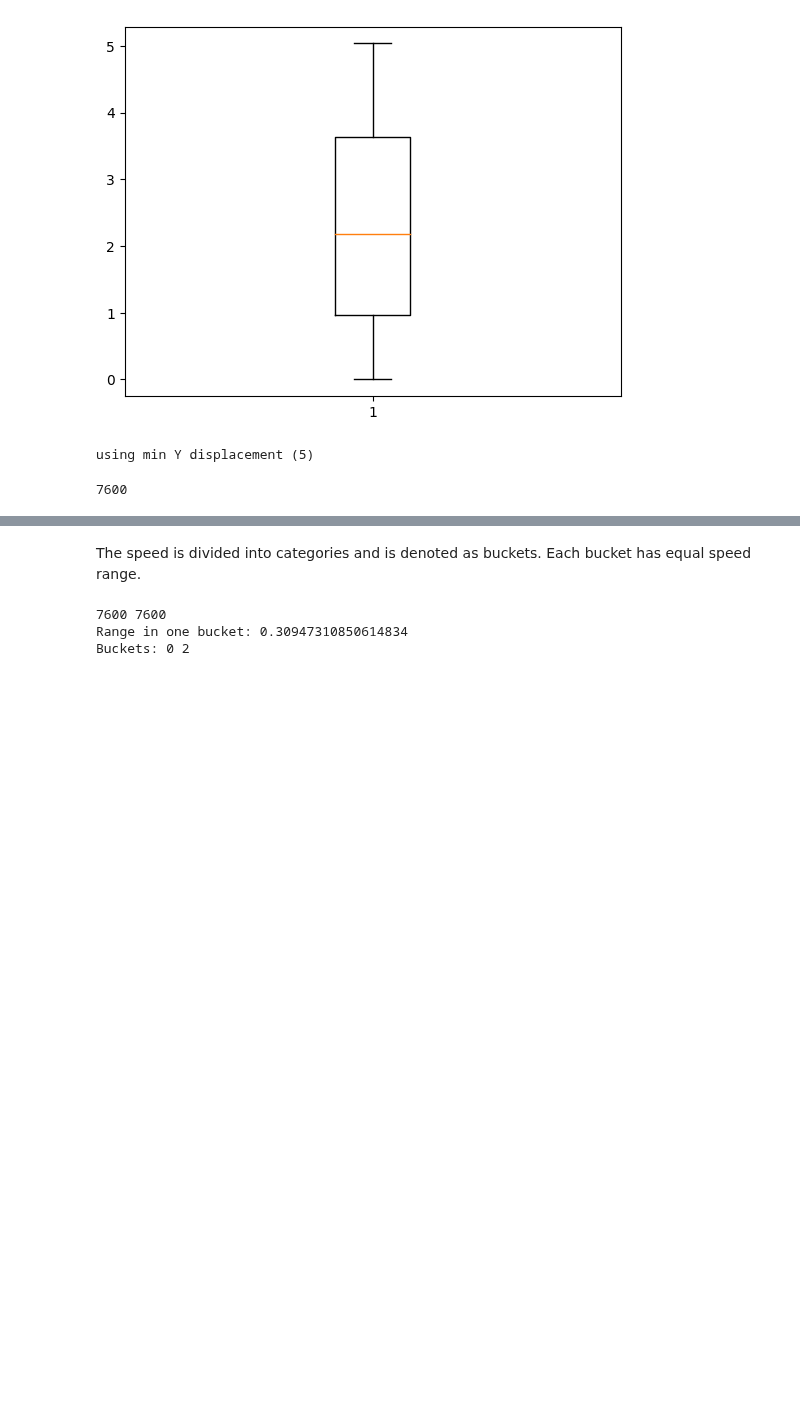
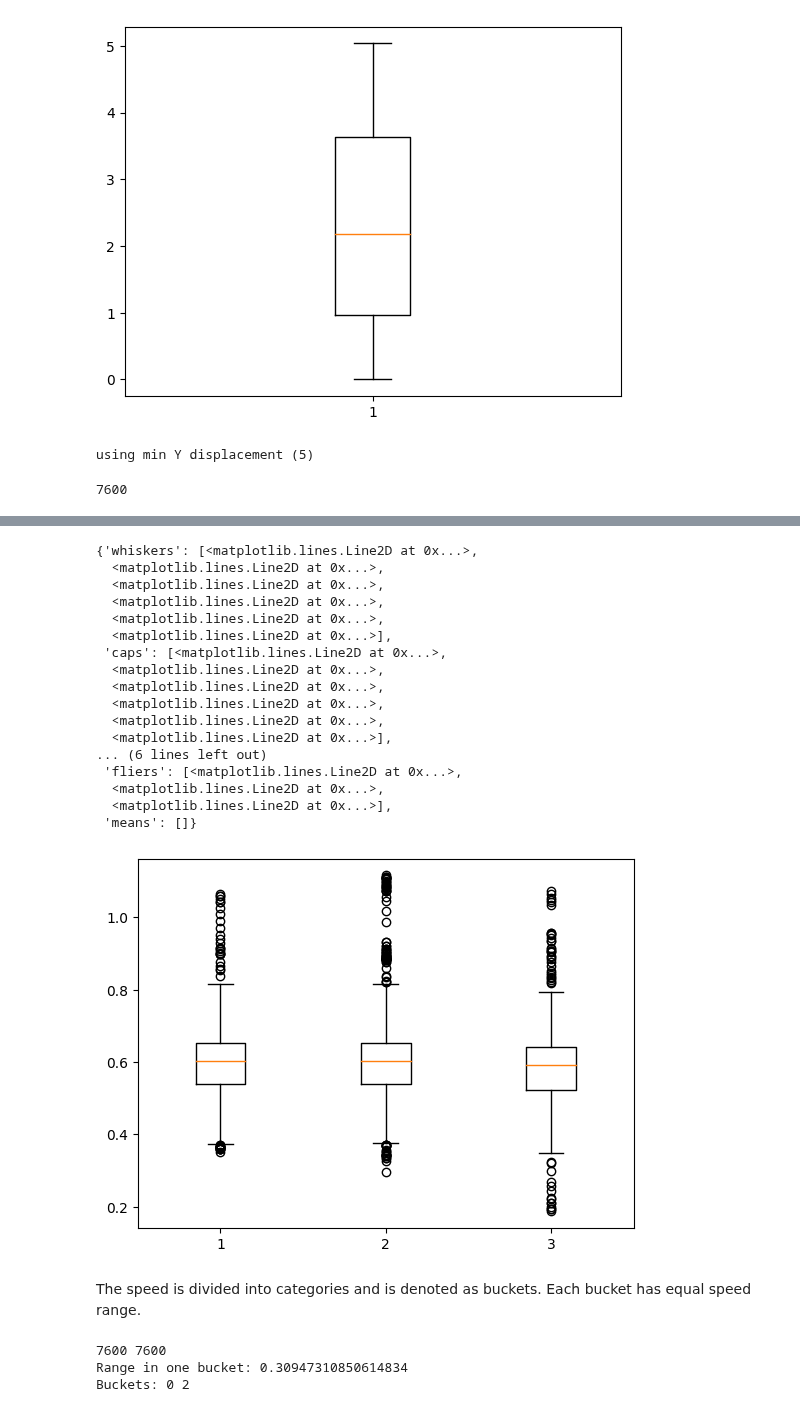
Before and after one commit to BUET-AV/behavior-hypotheses, a Jupyter notebook: src/notebooks/Behavior_Hypo_heatmap.ipynb, the cells around one changed output, grey strips where cells are left out. Cells and saved outputs as stored; diff of their text form; code cells hidden in the pictures; blank space fills up the shorter version.

```diff
--- a/src/notebooks/Behavior_Hypo_heatmap.ipynb
+++ b/src/notebooks/Behavior_Hypo_heatmap.ipynb
@@ -107,5 +107,16 @@ using min Y displacement (5)
 startingDf = cleanPedDf[cleanPedDf["displacementY"] < 1].copy()
 midDf = cleanPedDf[(cleanPedDf["displacementY"] >= 1) & (cleanPedDf["displacementY"] < 4)].copy()
 endDf = cleanPedDf[(cleanPedDf["displacementY"] >= 4)].copy()
-startingDf.head(10)
+
+# fig, (bx1, bx2, bx3) = plt.subplots(1, 3)
+# fig.suptitle('Horizontally stacked subplots')
+list1 = [startingDf['speed'], midDf['speed'], endDf['speed']]
+# bx1.boxplot(startingDf['speed'])
+# bx2.boxplot(midDf['speed'])
+# bx3.boxplot(endDf['speed'])
+
+plt.boxplot(list1)
+# bx1.set_xticklabels('speed')
+# bx2.set_xticklabels('speed')
+# bx3.set_xticklabels('speed')
 # %% [output]
@@ -123,3 +123,21 @@ startingDf.head(10)
+{'whiskers': [<matplotlib.lines.Line2D at 0x...>,
+  <matplotlib.lines.Line2D at 0x...>,
+  <matplotlib.lines.Line2D at 0x...>,
+  <matplotlib.lines.Line2D at 0x...>,
+  <matplotlib.lines.Line2D at 0x...>,
+  <matplotlib.lines.Line2D at 0x...>],
+ 'caps': [<matplotlib.lines.Line2D at 0x...>,
+  <matplotlib.lines.Line2D at 0x...>,
+  <matplotlib.lines.Line2D at 0x...>,
+  <matplotlib.lines.Line2D at 0x...>,
+  <matplotlib.lines.Line2D at 0x...>,
+  <matplotlib.lines.Line2D at 0x...>],
+... (6 lines left out)
+ 'fliers': [<matplotlib.lines.Line2D at 0x...>,
+  <matplotlib.lines.Line2D at 0x...>,
+  <matplotlib.lines.Line2D at 0x...>],
+ 'means': []}
+[figure, added]
 # %% [markdown]
 The speed is divided into categories and is denoted as buckets. Each bucket has equal speed range.
 # %%
```
Also changed, not shown: parts of 7 cells of this notebook, 2 other files.
